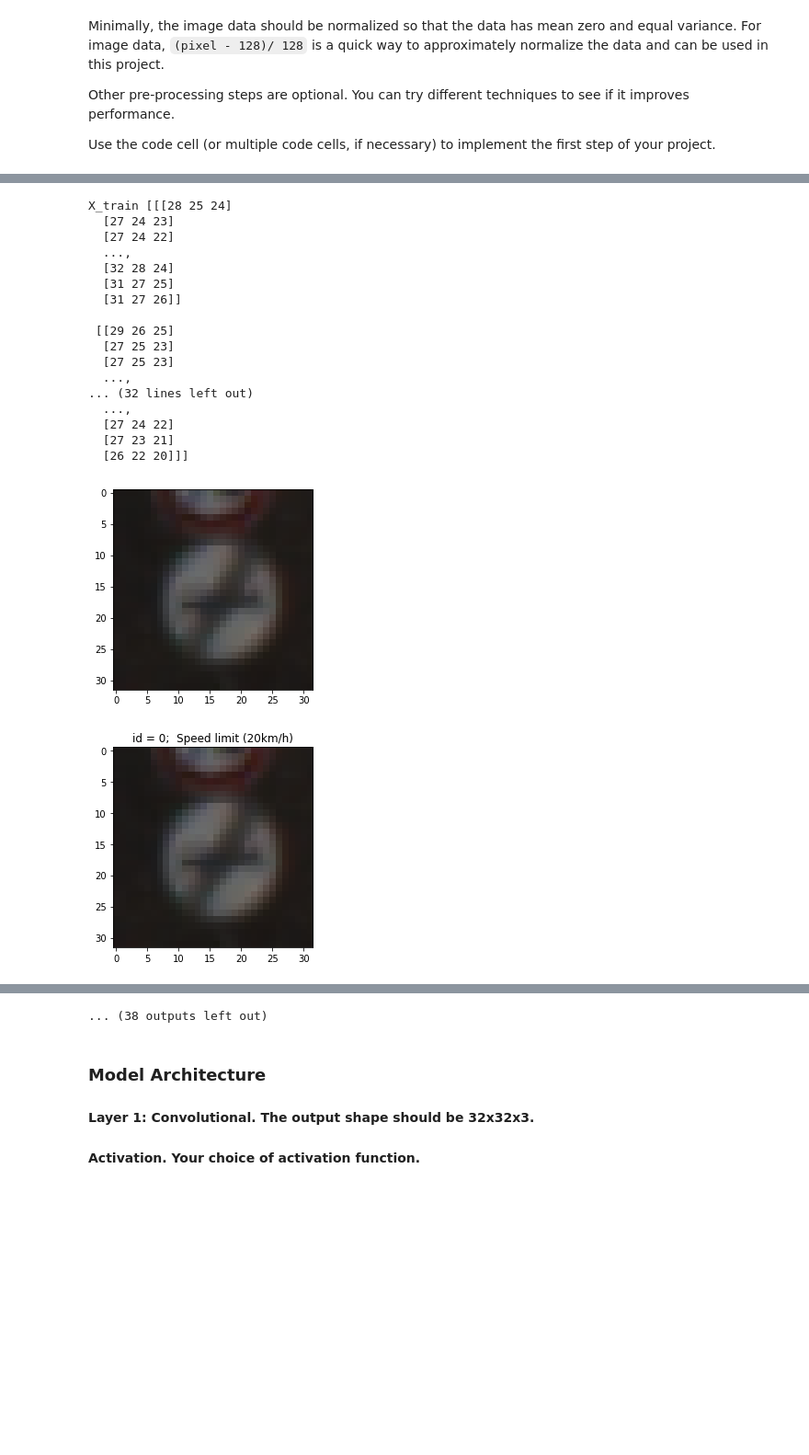
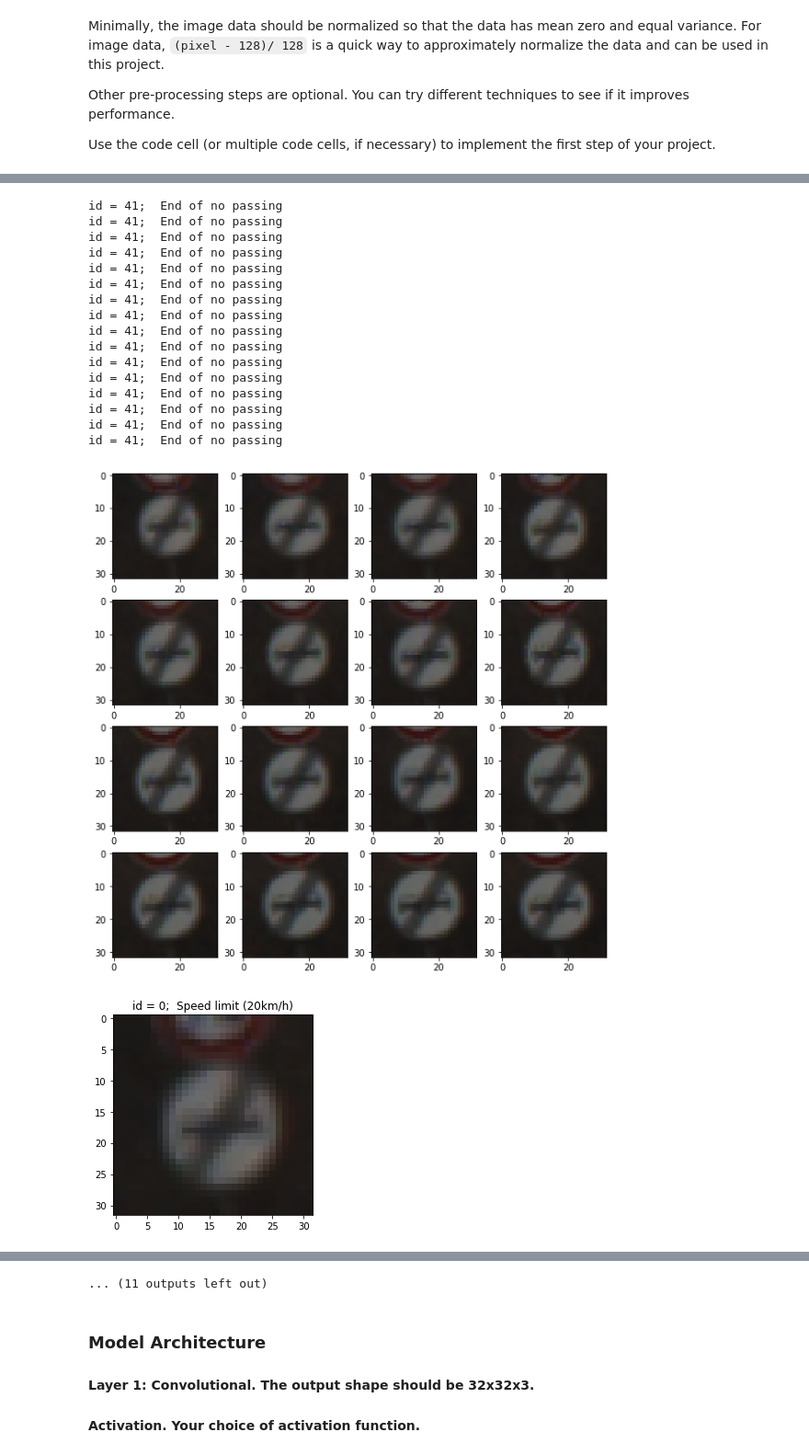
Before and after one commit to erickaoshoulin/CarND-LaneLines-P2, a Jupyter notebook: Traffic_Sign_Classifier.ipynb, the cells around one changed output, grey strips where cells are left out. Shown at 92% size. Cells and saved outputs as stored; diff of their text form; code cells hidden in the pictures; blank space fills up the shorter version.

```diff
--- a/Traffic_Sign_Classifier.ipynb
+++ b/Traffic_Sign_Classifier.ipynb
@@ -261,7 +261,7 @@ def random_pp_data(image):
     #elif(rand_sample == 3):
     #    rand_img = rotate_image = pp_img.random_rotation(image, 10, row_axis=0, col_axis=1, channel_axis=2)
 
-    rand_img = pp_img.random_shift(image, 0.2, 0.2, row_axis=0, col_axis=1, channel_axis=2)
+    rand_img = pp_img.random_shift(image, 0.25, 0.25, row_axis=0, col_axis=1, channel_axis=2)
     #image = shear_image = pp_img.random_shear(image, 0.2, row_axis=0, col_axis=1, channel_axis=2)
     #image = zoom_image = pp_img.random_zoom(image, [0.9, 0.9], row_axis=0, col_axis=1, channel_axis=2)
     #rand_img = rotate_image = pp_img.random_rotation(image, 10, row_axis=0, col_axis=1, channel_axis=2)
@@ -307,14 +307,35 @@ show_stat(n_aug_train, n_classes, class_cnt, aug_y_train, plot_title)
 
 
 
-print('X_train', X_train[0])
+fig=plt.figure(figsize=(10, 10))
+columns = 4
+rows = 4
+
+for i in range(1, columns*rows +1):
+    sign_id = y_train[i]
+    print('id = ' + str(sign_id) + ';  ' + find_name_mapping(sign_id))
+
+plot_title = '4x4_random_shift_samples'
+
+for i in range(1, columns*rows +1):
+    img = X_train[i]
+
+    fig.add_subplot(rows, columns, i)
+    plt.imshow(img)
+
+plt.savefig(result_dir + plot_title + '.png')
+plt.show()
 
 
-fig, ax = plt.subplots()
-ax.imshow(X_train[0])
-plt.show()
 
-for sign_id in range(n_classes):
+
+
+#fig, ax = plt.subplots()
+#ax.imshow(X_train[0])
+#plt.show()
+
+
+for sign_id in range(16):
     fig, ax = plt.subplots()
     #a=fig.add_subplot(2,2,2)
     #image = plot_data[sign_id]
@@ -360,58 +381,57 @@ show_original_data_set_statistics
    300.   210.   210.]
 max class cnt: Speed limit (50km/h)
 max class_cnt: 2010.0
 [ 11.16666667   1.01515152   1.           1.5952381    1.13559322
    1.21818182   5.58333333   1.55813953   1.5952381    1.52272727
    1.11666667   1.71794872   1.06349206   1.046875     2.91304348
 ... (5 lines left out)
    9.57142857]
 [ 11.   1.   1.   2.   1.   1.   6.   2.   2.   2.   1.   2.   1.   1.   3.
    4.   6.   2.   2.  11.   7.   7.   6.   4.   8.   1.   4.  10.   4.   8.
    5.   3.  10.   3.   6.   2.   6.  11.   1.   7.   7.  10.  10.]
 [figure]
 [ 11.   1.   1.   2.   1.   1.   6.   2.   2.   2.   1.   2.   1.   1.   3.
    4.   6.   2.   2.  11.   7.   7.   6.   4.   8.   1.   4.  10.   4.   8.
    5.   3.  10.   3.   6.   2.   6.  11.   1.   7.   7.  10.  10.]
 show_augmented_data_set_statistics
 
 [ 1980.  1980.  2010.  2520.  1770.  1650.  2160.  2580.  2520.  2640.
   1800.  2340.  1890.  1920.  2070.  2160.  2160.  1980.  2160.  1980.
   2100.  1890.  1980.  1800.  1920.  1350.  2160.  2100.  1920.  1920.
   1950.  2070.  2100.  1797.  2160.  2160.  1980.  1980.  1860.  1890.
   2100.  2100.  2100.]
 max class cnt: No passing
 max class_cnt: 2640.0
 ... (7 lines left out)
   1.25714286]
 [ 1.  1.  1.  1.  1.  2.  1.  1.  1.  1.  1.  1.  1.  1.  1.  1.  1.  1.
   1.  1.  1.  1.  1.  1.  1.  2.  1.  1.  1.  1.  1.  1.  1.  1.  1.  1.
   1.  1.  1.  1.  1.  1.  1.]
 [figure]
-X_train [[[28 25 24]
-  [27 24 23]
-  [27 24 22]
-  ...,
-  [32 28 24]
-  [31 27 25]
-  [31 27 26]]
-
- [[29 26 25]
-  [27 25 23]
-  [27 25 23]
-  ...,
-... (32 lines left out)
-  ...,
-  [27 24 22]
-  [27 23 21]
-  [26 22 20]]]
+id = 41;  End of no passing
+id = 41;  End of no passing
+id = 41;  End of no passing
+id = 41;  End of no passing
+id = 41;  End of no passing
+id = 41;  End of no passing
+id = 41;  End of no passing
+id = 41;  End of no passing
+id = 41;  End of no passing
+id = 41;  End of no passing
+id = 41;  End of no passing
+id = 41;  End of no passing
+id = 41;  End of no passing
+id = 41;  End of no passing
+id = 41;  End of no passing
+id = 41;  End of no passing
-[figure, old version]
+[figure, new version]
 [figure]
 [figure]
 [figure]
 [figure]
 [figure]
 [figure]
-... (38 outputs left out)
+... (11 outputs left out)
 # %% [markdown]
 ### Model Architecture
 #### Layer 1: Convolutional. The output shape should be 32x32x3.
```
Also changed, not shown: parts of 4 cells of this notebook, 2 other files.
